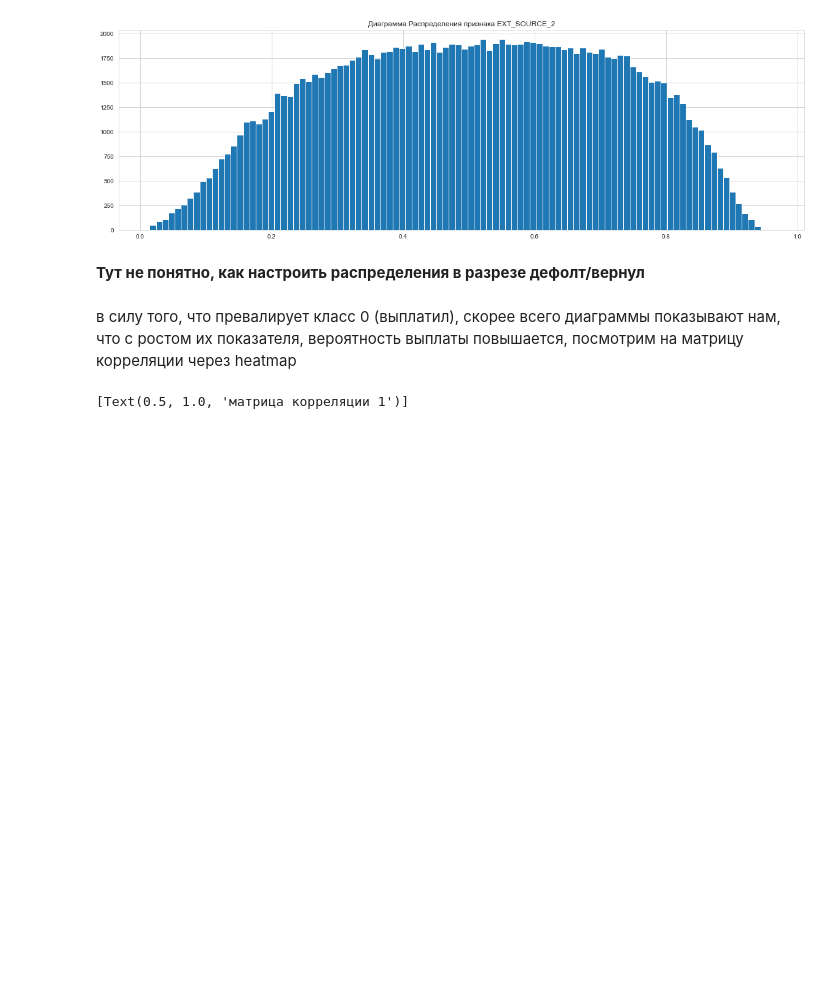
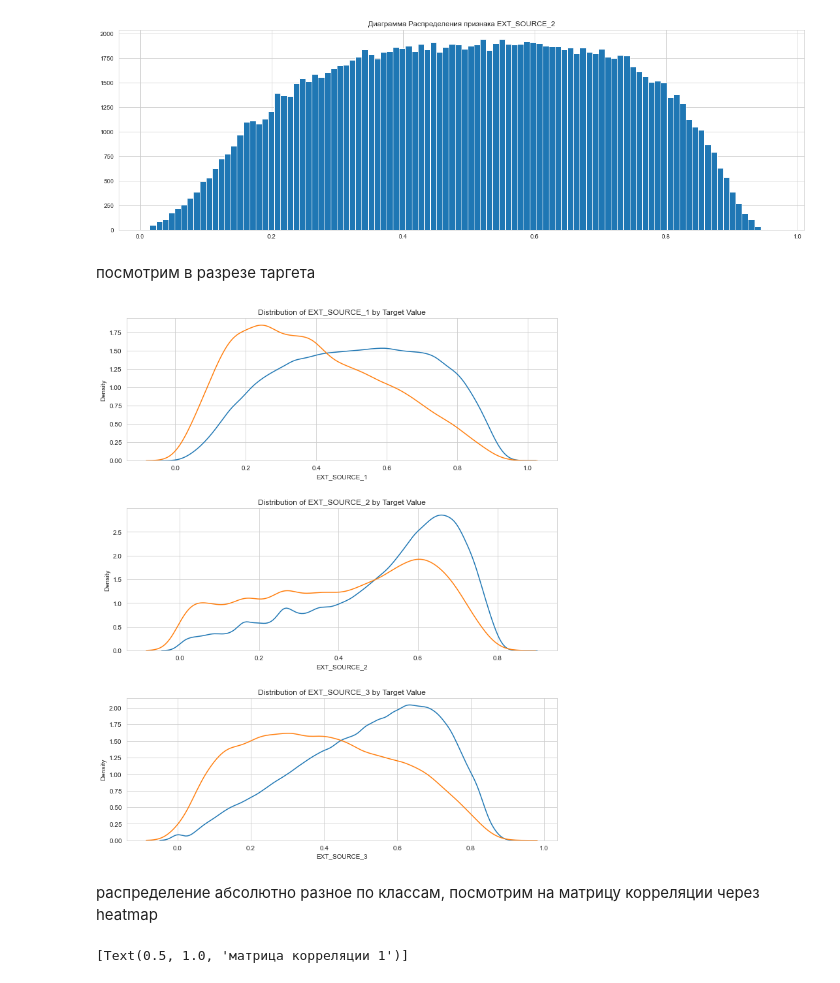
Before and after one commit to RuslanYusup/HCB, a Jupyter notebook: HCB.ipynb, the cells around one changed output. Saved outputs shown, nothing was run; the diff lists cells and outputs as text; code cells hidden in the pictures; blank space fills up the shorter version.

```diff
--- a/HCB.ipynb
+++ b/HCB.ipynb
@@ -201,10 +194,27 @@ plt.title('Диаграмма Распределения признака EXT_SO
 # %% [output]
 Text(0.5, 1.0, 'Диаграмма Распределения признака EXT_SOURCE_2')
 [figure]
-# %% [markdown]
-**Тут не понятно, как настроить распределения в разрезе дефолт/вернул**
-# %% [markdown]
-в силу того, что превалирует класс 0 (выплатил), скорее всего диаграммы показывают нам, что с ростом их показателя, вероятность выплаты повышается, посмотрим на матрицу корреляции через heatmap
+# %% [markdown]
+посмотрим в разрезе таргета
+# %%
+plt.figure(figsize = (10, 12))
+for i, source in enumerate(['EXT_SOURCE_1', 'EXT_SOURCE_2', 'EXT_SOURCE_3']):
+
+    # создаем график для каждой фичи
+    plt.subplot(3, 1, i + 1)
+    # займы которые вернули
+    sns.kdeplot(df_train.loc[df_train['TARGET'] == 0, source], label = 'target == 0') # не вывел название таргета
+    # займы которые не вернули
+    sns.kdeplot(df_train.loc[df_train['TARGET'] == 1, source], label = 'target == 1')
+    # Названия графиков
+    plt.title('Distribution of %s by Target Value' % source)
+    plt.xlabel('%s' % source); plt.ylabel('Density');
+
+plt.tight_layout(h_pad = 3)
+# %% [output]
+[figure, added]
+# %% [markdown]
+распределение абсолютно разное по классам, посмотрим на матрицу корреляции через heatmap
 # %%
 sns.heatmap(df_train[['TARGET', 'EXT_SOURCE_1', 'EXT_SOURCE_2', 'EXT_SOURCE_3']].corr(), cmap="YlGnBu", annot = True).set(title = 'матрица корреляции 1')
 # %% [output]
```
Also changed, not shown: parts of 56 cells of this notebook.
